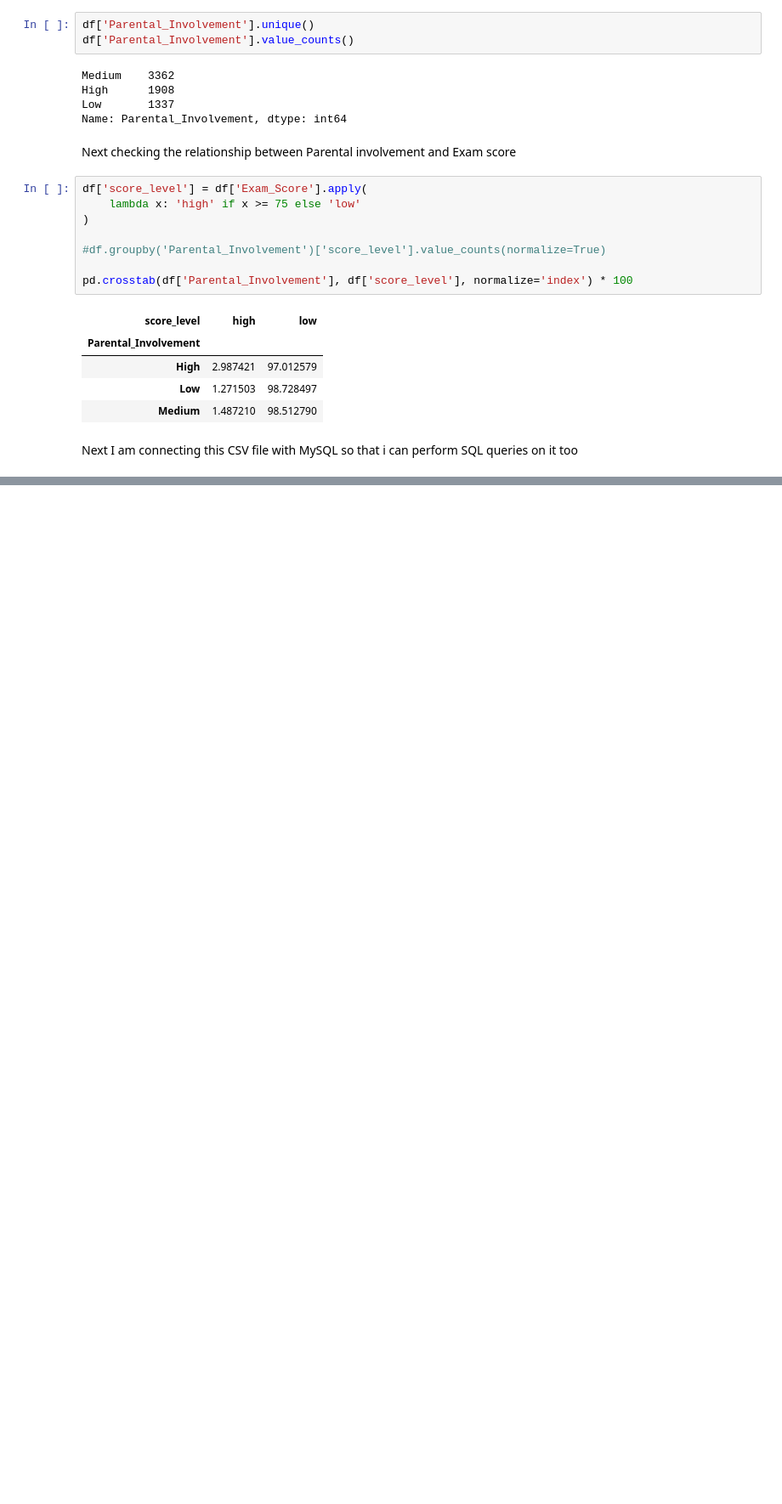
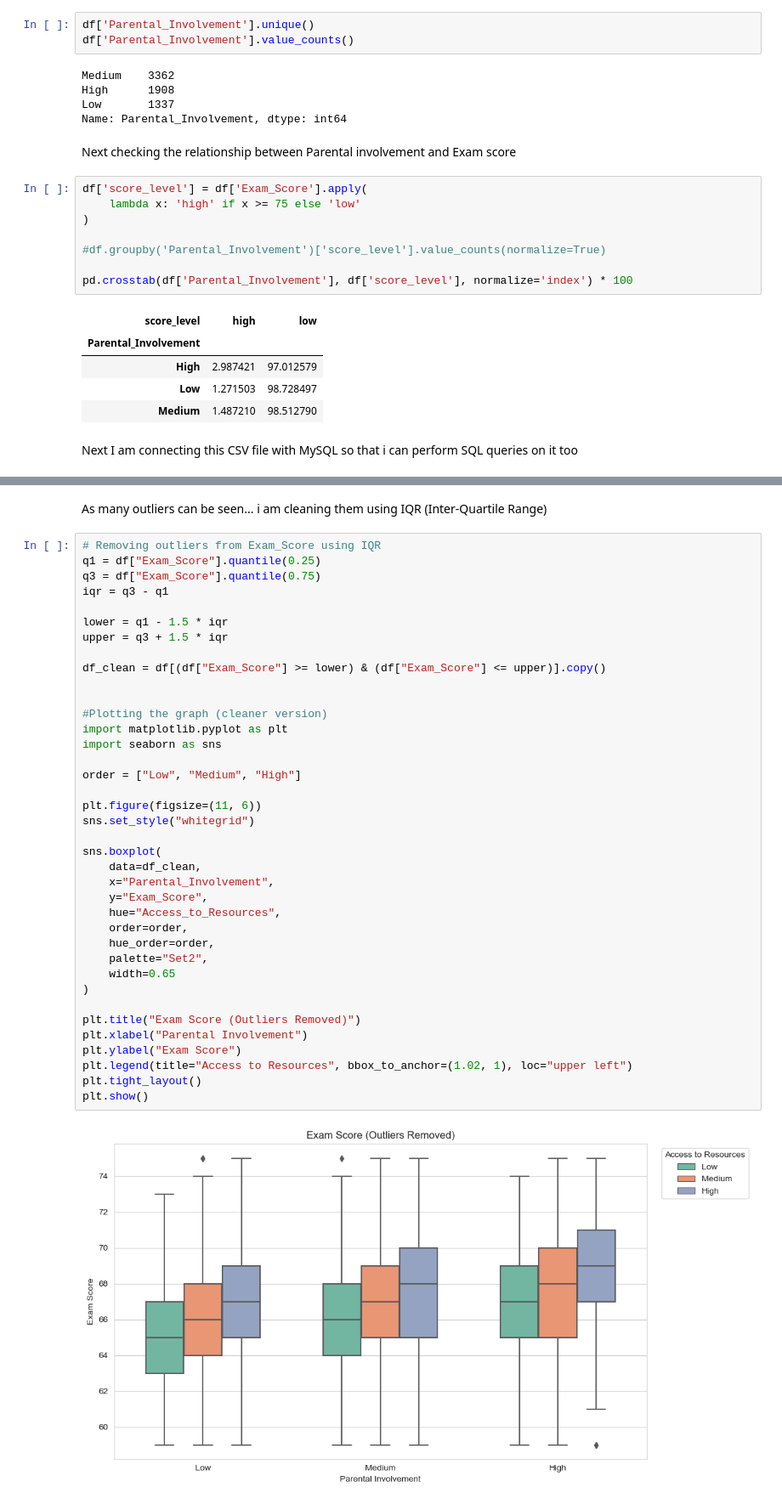
Before and after one commit to Srijan1683/data_science-_practice, a Jupyter notebook: Data Analysis/StudentPerformance/analysis.ipynb, the cells around one changed output, grey strips where cells are left out. Shown at 85% size. Saved outputs shown, nothing was run; the diff lists cells and outputs as text; blank space fills up the shorter version.

```diff
--- a/Data Analysis/StudentPerformance/analysis.ipynb
+++ b/Data Analysis/StudentPerformance/analysis.ipynb
@@ -126,0 +161,42 @@ engine = create_engine(f"mysql+pymysql://{user}:{password}@localhost/{db}")
+# %% [markdown]
+As many outliers can be seen... i am cleaning them using IQR (Inter-Quartile Range)
+# %%
+# Removing outliers from Exam_Score using IQR
+q1 = df["Exam_Score"].quantile(0.25)
+q3 = df["Exam_Score"].quantile(0.75)
+iqr = q3 - q1
+
+lower = q1 - 1.5 * iqr
+upper = q3 + 1.5 * iqr
+
+df_clean = df[(df["Exam_Score"] >= lower) & (df["Exam_Score"] <= upper)].copy()
+
+
+#Plotting the graph (cleaner version)
+import matplotlib.pyplot as plt
+import seaborn as sns
+
+order = ["Low", "Medium", "High"]
+
+plt.figure(figsize=(11, 6))
+sns.set_style("whitegrid")
+
+sns.boxplot(
+    data=df_clean,
+    x="Parental_Involvement",
+    y="Exam_Score",
+    hue="Access_to_Resources",
+    order=order,
+    hue_order=order,
+    palette="Set2",
+    width=0.65
+)
+
+plt.title("Exam Score (Outliers Removed)")
+plt.xlabel("Parental Involvement")
+plt.ylabel("Exam Score")
+plt.legend(title="Access to Resources", bbox_to_anchor=(1.02, 1), loc="upper left")
+plt.tight_layout()
+plt.show()
+# %% [output]
+[figure, added]
```
Also changed, not shown: parts of 3 cells of this notebook.
